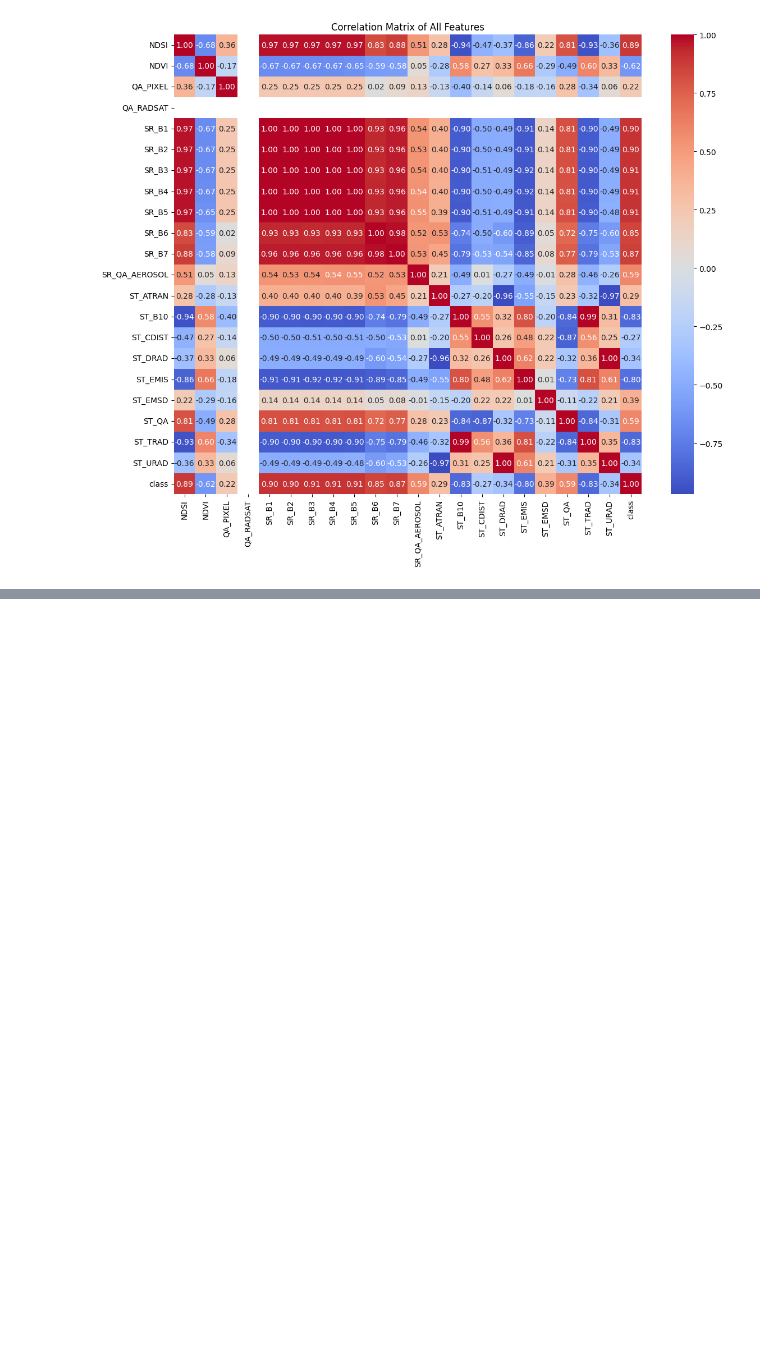
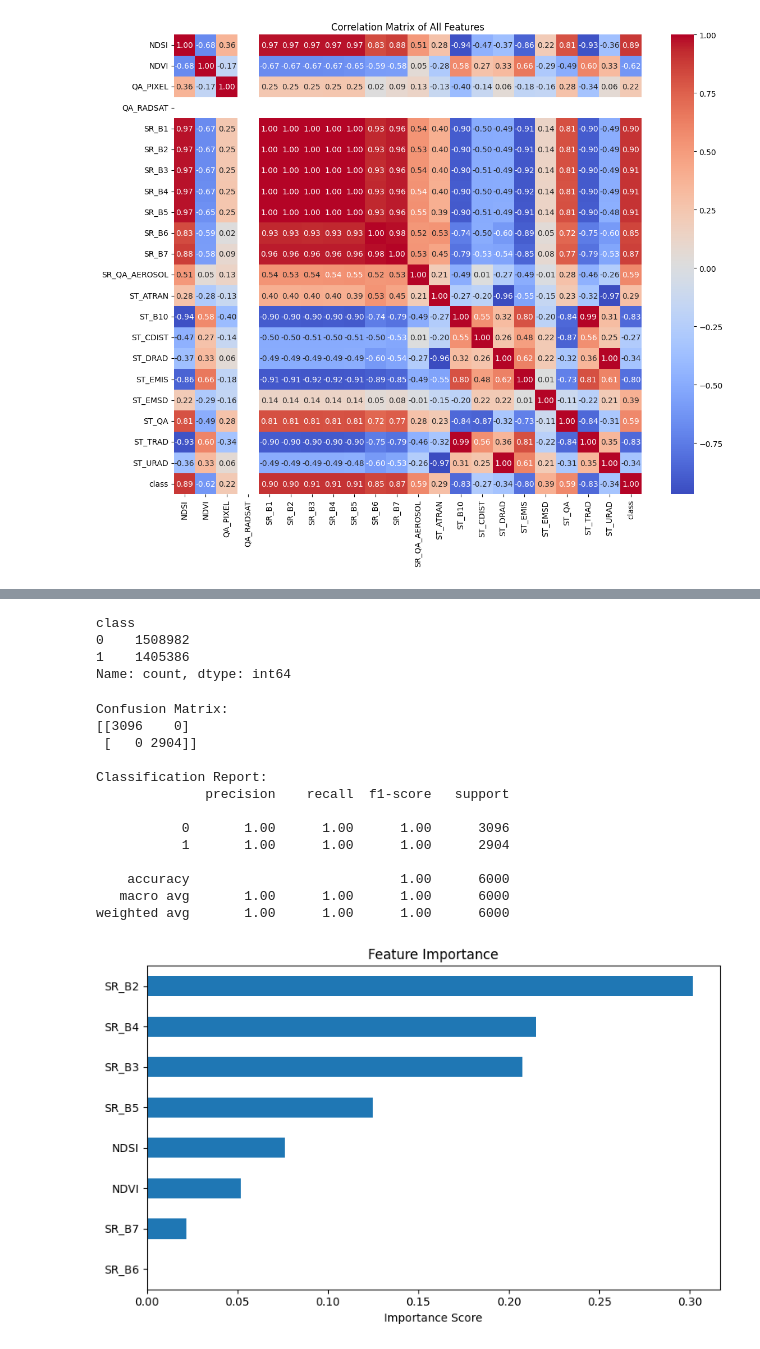
Before and after one commit to emilymacris/DS-4002, a Jupyter notebook: project_3.ipynb, the cells around one changed output, grey strips where cells are left out. Drawn from its saved outputs; the diff is of its cells as text; code cells hidden in the pictures; blank space fills up the shorter version.

```diff
--- a/project_3.ipynb
+++ b/project_3.ipynb
@@ -194,0 +245,77 @@ plt.show()
+# %%
+# Combine glacier and non-glacier samples
+all_samples = pd.concat([glacier_df, nonglacier_df], ignore_index=True)
+
+# Drop geometry column if it's empty (optional)
+all_samples = all_samples.drop(columns='geometry')
+
+# Check class balance
+print(all_samples['class'].value_counts())
+# %% [output]
+class
+0    1508982
+1    1405386
+Name: count, dtype: int64
+# %%
+from sklearn.ensemble import RandomForestClassifier
+from sklearn.model_selection import train_test_split
+from sklearn.metrics import classification_report, confusion_matrix
+import pandas as pd
+
+# ----------------------------------------
+# Optional: Remove duplicate rows (based on all feature columns)
+all_samples_clean = all_samples.drop_duplicates()
+
+# Optional: Subsample to reduce memory load (use a stratified sample if very large)
+all_samples_clean = all_samples_clean.sample(n=20000, random_state=42)
+
+# ----------------------------------------
+# Features and labels
+X = all_samples_clean.drop(columns=['class', 'id', 'geometry'], errors='ignore')  # Drop unnecessary cols
+y = all_samples_clean['class']
+
+# ----------------------------------------
+# Train-test split
+X_train, X_test, y_train, y_test = train_test_split(
+    X, y, stratify=y, test_size=0.3, random_state=42
+)
+
+# ----------------------------------------
+# Initialize and train
+clf = RandomForestClassifier(n_estimators=100, random_state=42)
+clf.fit(X_train, y_train)
+
+# ----------------------------------------
+# Predict and evaluate
+y_pred = clf.predict(X_test)
+
+print("Confusion Matrix:")
+print(confusion_matrix(y_test, y_pred))
+
+print("\nClassification Report:")
+print(classification_report(y_test, y_pred))
+
+# ----------------------------------------
+# Optional: Feature importance
+import matplotlib.pyplot as plt
+
+importances = pd.Series(clf.feature_importances_, index=X.columns)
+importances.sort_values().plot(kind='barh', figsize=(8, 5), title='Feature Importance')
+plt.xlabel('Importance Score')
+plt.tight_layout()
+plt.show()
+# %% [output]
+Confusion Matrix:
+[[3096    0]
+ [   0 2904]]
+
+Classification Report:
+              precision    recall  f1-score   support
+
+           0       1.00      1.00      1.00      3096
+           1       1.00      1.00      1.00      2904
+
+    accuracy                           1.00      6000
+   macro avg       1.00      1.00      1.00      6000
+weighted avg       1.00      1.00      1.00      6000
+[figure, added]
```
Also changed, not shown: parts of 11 cells of this notebook.
